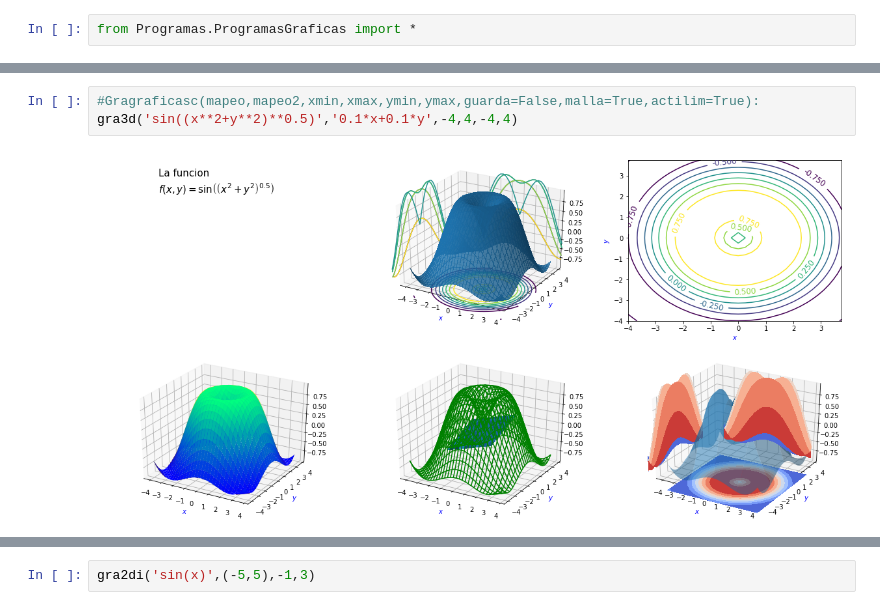
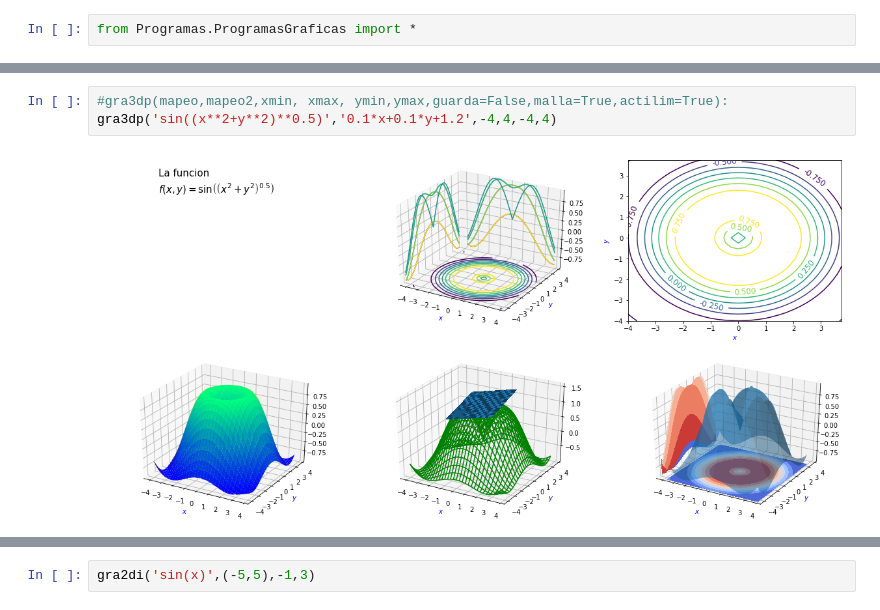
Before and after one commit to rafneta/PruebasPython, a Jupyter notebook: Ejemplos.ipynb, the cells around one changed output, grey strips where cells are left out. Cells and saved outputs as stored; diff of their text form.

```diff
--- a/Ejemplos.ipynb
+++ b/Ejemplos.ipynb
@@ -3,5 +8,5 @@ from Programas.ProgramasGraficas import *
 # %%
-#Gragraficasc(mapeo,mapeo2,xmin,xmax,ymin,ymax,guarda=False,malla=True,actilim=True):
-gra3d('sin((x**2+y**2)**0.5)','0.1*x+0.1*y',-4,4,-4,4)
+#gra3dp(mapeo,mapeo2,xmin, xmax, ymin,ymax,guarda=False,malla=True,actilim=True):
+gra3dp('sin((x**2+y**2)**0.5)','0.1*x+0.1*y+1.2',-4,4,-4,4)
 # %% [output]
-[figure, old version]
+[figure, new version]
```
Also changed, not shown: parts of 4 cells of this notebook, 4 other files.
